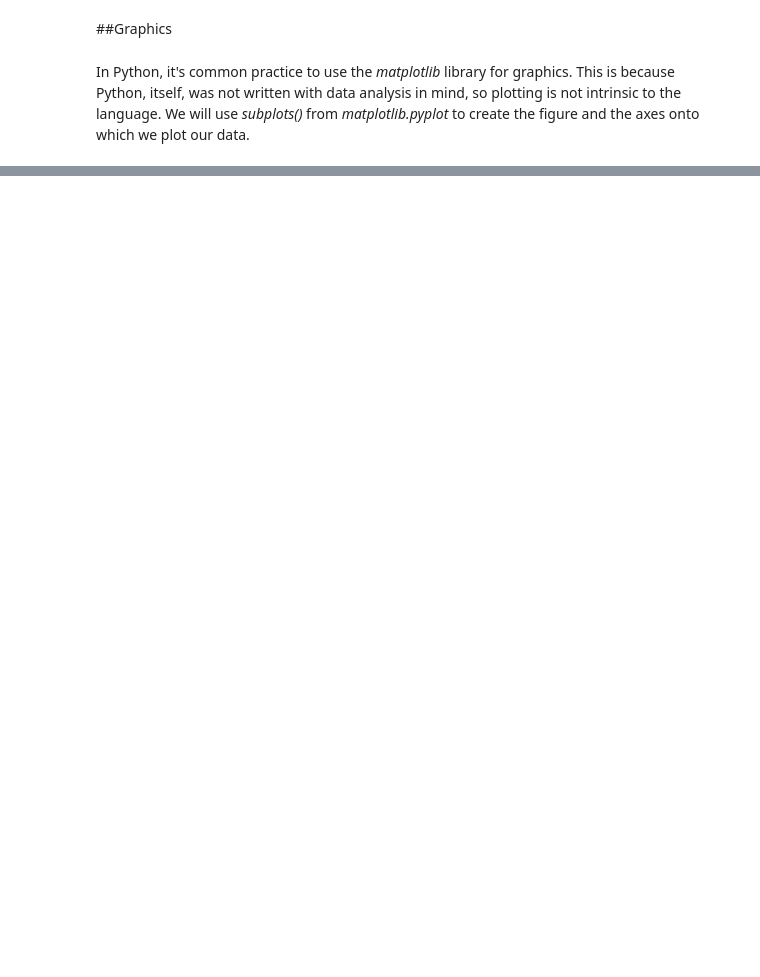
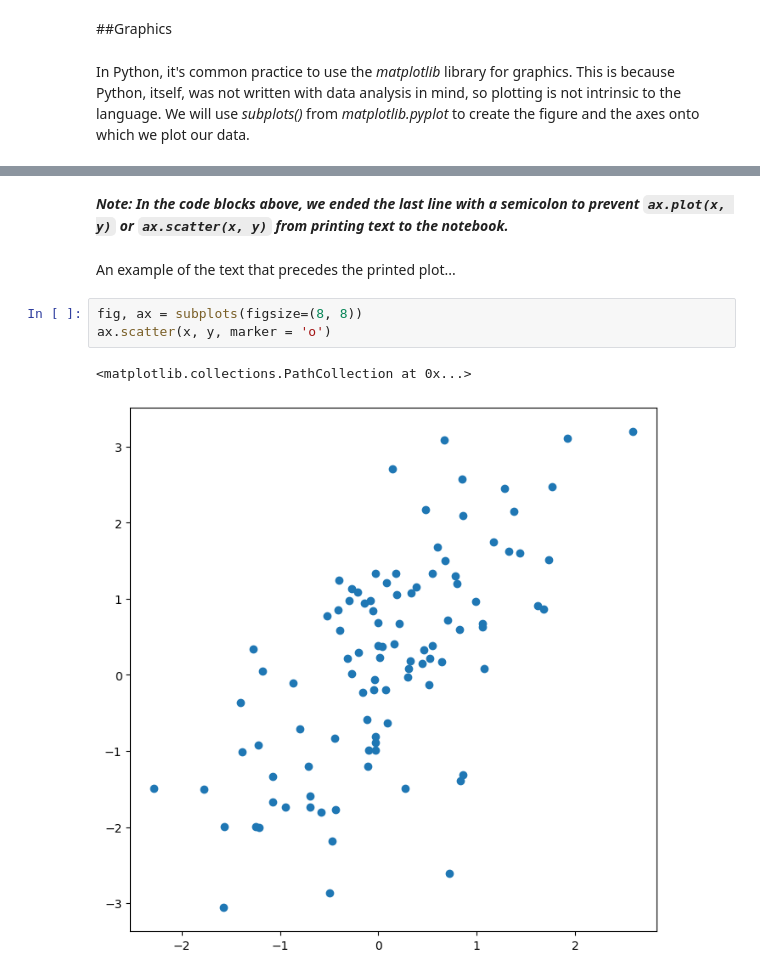
Before and after one commit to taadith/python-projects, a Jupyter notebook: intro-stat-learning/labs/ISLP_Lab_Ch_02.ipynb, the cells around one changed output, grey strips where cells are left out. Cells and saved outputs as stored; diff of their text form; blank space fills up the shorter version.

````diff
--- a/intro-stat-learning/labs/ISLP_Lab_Ch_02.ipynb
+++ b/intro-stat-learning/labs/ISLP_Lab_Ch_02.ipynb
@@ -376,0 +277,10 @@ Type:      function
+# %% [markdown]
+***Note: In the code blocks above, we ended the last line with a semicolon to prevent ```ax.plot(x, y)``` or ```ax.scatter(x, y)``` from printing text to the notebook.***
+# %% [markdown]
+An example of the text that precedes the printed plot...
+# %%
+fig, ax = subplots(figsize=(8, 8))
+ax.scatter(x, y, marker = 'o')
+# %% [output]
+<matplotlib.collections.PathCollection at 0x...>
+[figure, added]
````
Also changed, not shown: parts of 39 cells of this notebook.
